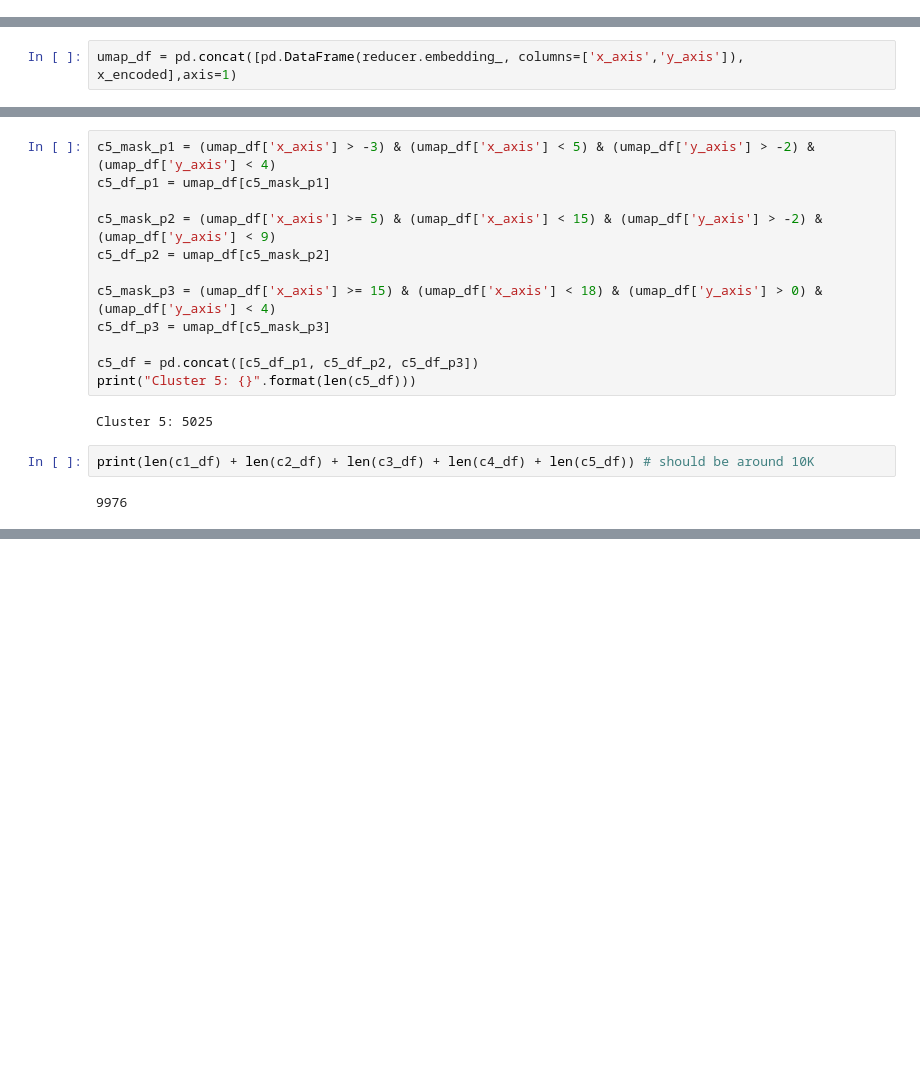
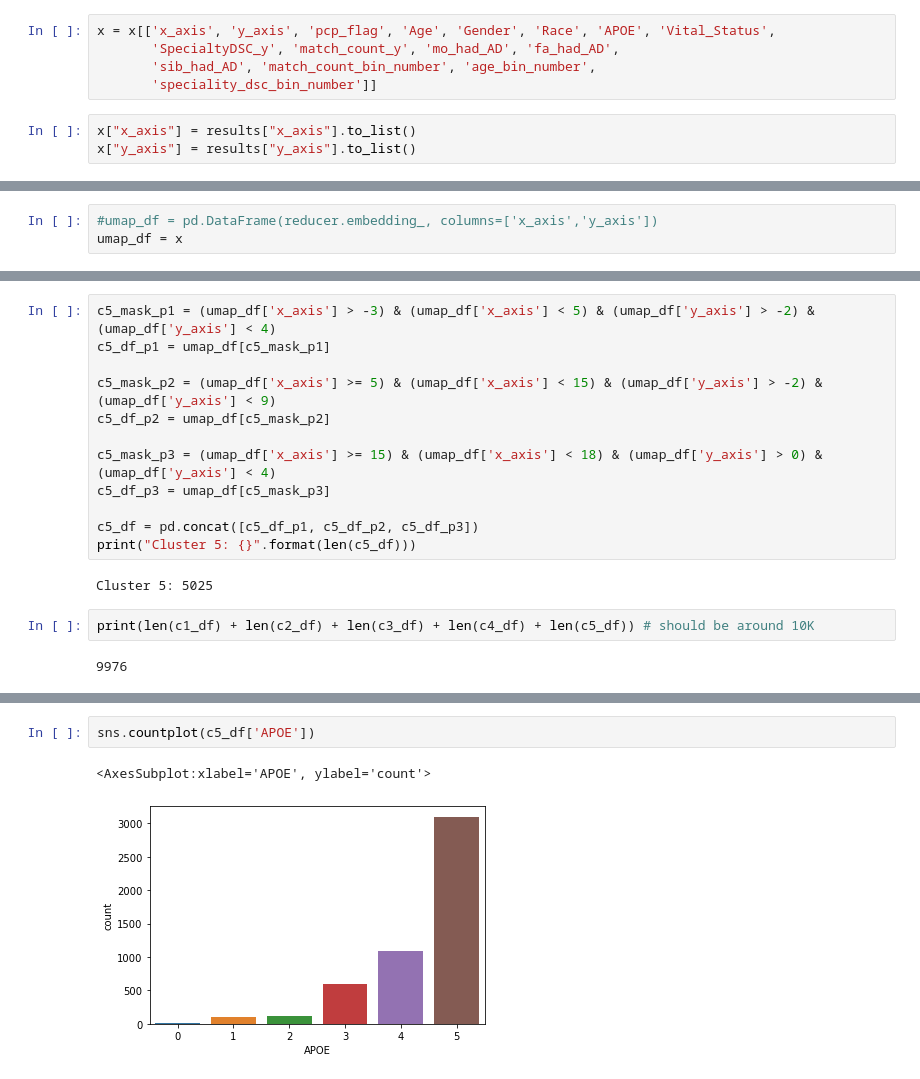
Before and after one commit to anaconda121/NeuraHealth, a Jupyter notebook: EDA/Pre-Annotations/Clustering.ipynb, the cells around one changed output, grey strips where cells are left out. Saved outputs shown, nothing was run; the diff lists cells and outputs as text; blank space fills up the shorter version.

Commit message:
debugged issue with histograms

```diff
--- a/EDA/Pre-Annotations/Clustering.ipynb
+++ b/EDA/Pre-Annotations/Clustering.ipynb
@@ -710,0 +737,8 @@ x_encoded = pd.DataFrame(x_encoded, columns = ['pcp_flag', 'Gender', 'Race', 'AP
+# %%
+x = x[['x_axis', 'y_axis', 'pcp_flag', 'Age', 'Gender', 'Race', 'APOE', 'Vital_Status',
+       'SpecialtyDSC_y', 'match_count_y', 'mo_had_AD', 'fa_had_AD',
+       'sib_had_AD', 'match_count_bin_number', 'age_bin_number',
+       'speciality_dsc_bin_number']]
+# %%
+x["x_axis"] = results["x_axis"].to_list()
+x["y_axis"] = results["y_axis"].to_list()
@@ -711,2 +761,3 @@ x_encoded = pd.DataFrame(x_encoded, columns = ['pcp_flag', 'Gender', 'Race', 'AP
 # %%
-umap_df = pd.concat([pd.DataFrame(reducer.embedding_, columns=['x_axis','y_axis']), x_encoded],axis=1)
+#umap_df = pd.DataFrame(reducer.embedding_, columns=['x_axis','y_axis'])
+umap_df = x
@@ -760,0 +837,5 @@ print(len(c1_df) + len(c2_df) + len(c3_df) + len(c4_df) + len(c5_df)) # should b
+# %%
+sns.countplot(c5_df['APOE'])
+# %% [output]
+<AxesSubplot:xlabel='APOE', ylabel='count'>
+[figure, added]
```
Also changed, not shown: parts of 10 cells of this notebook.
